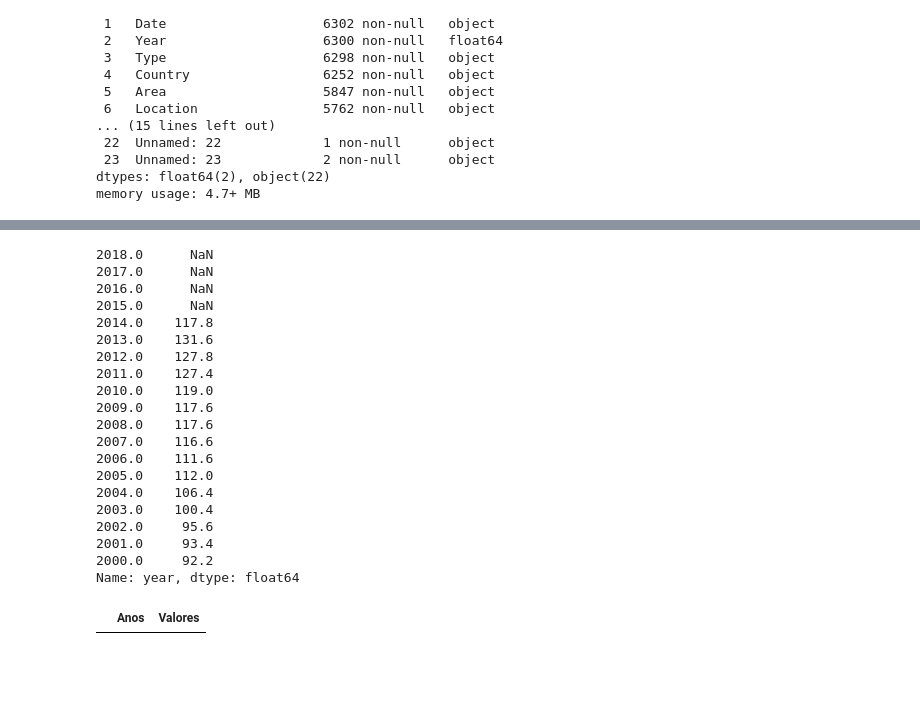
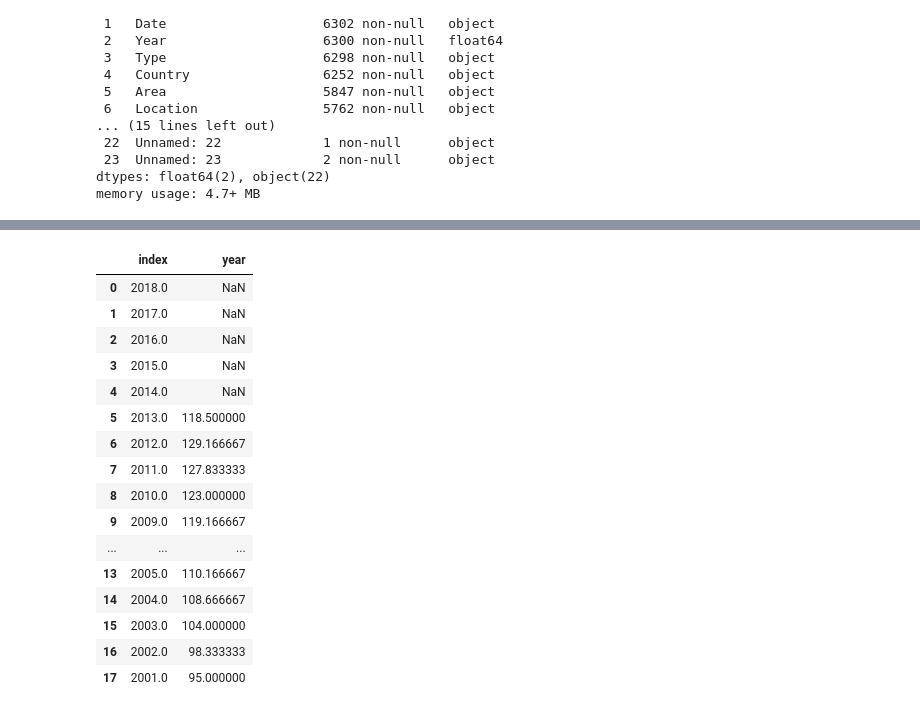
Before and after one commit to Francawg/Iron_class_labs, a Jupyter notebook: Projeto_Shark_Attacks/Shark_attacks.ipynb, the cells around one changed output, grey strips where cells are left out. Saved outputs shown, nothing was run; the diff lists cells and outputs as text; code cells hidden in the pictures; blank space fills up the shorter version.

```diff
--- a/Projeto_Shark_Attacks/Shark_attacks.ipynb
+++ b/Projeto_Shark_Attacks/Shark_attacks.ipynb
@@ -72,2 +81,2 @@ attack = attack.drop(attack[['unnamed:_22','unnamed:_23','case_number_2','origin
 # %%
-attack_dropped = attack.loc[0:6301]
+attack_dropped = attack_dropped.loc[0:6301]
@@ -86,0 +98,2 @@ year2008 = attack_dropped.loc[attack_dropped['year'] >= 2000]
+# %%
+year = attack_dropped.query('year >= 2001')
@@ -130,33 +167,28 @@ year2008.head()
 # %%
-teste = year2008['year'].value_counts().sort_index(ascending=False).rolling(5).mean()
+teste = year['year'].value_counts().sort_index(ascending=False).rolling(6).mean()
 # %%
-teste1 = year2008['year'].value_counts().sort_index(ascending=False).rolling(5).sum()
+teste1 = year['year'].value_counts().sort_index(ascending=False).rolling(6).sum()
-# %%
-teste.sort_index(ascending=False)
-# %% [output]
-2018.0      NaN
-2017.0      NaN
-2016.0      NaN
-2015.0      NaN
-2014.0    117.8
-2013.0    131.6
-2012.0    127.8
-2011.0    127.4
-2010.0    119.0
-2009.0    117.6
-2008.0    117.6
-2007.0    116.6
-2006.0    111.6
-2005.0    112.0
-2004.0    106.4
-2003.0    100.4
-2002.0     95.6
-2001.0     93.4
-2000.0     92.2
-Name: year, dtype: float64
 # %%
-#soma de 5 anos
-#.rolling(5) pega o ano + os próximos 4 a frente e soma, tira a média, etc
-pd.DataFrame(teste, columns=['Anos', 'Valores'])
+#soma de 6 anos
+#.rolling(6) pega o ano + os próximos 5 a frente e soma, tira a média, etc
+teste = pd.DataFrame(teste).reset_index()
+teste1 = pd.DataFrame(teste1).reset_index()
+teste
 # %% [output]
-|  | Anos | Valores |
+|  | index | year |
+| 0 | 2018.0 | NaN |
+| 1 | 2017.0 | NaN |
+| 2 | 2016.0 | NaN |
+| 3 | 2015.0 | NaN |
+| 4 | 2014.0 | NaN |
+| 5 | 2013.0 | 118.500000 |
+| 6 | 2012.0 | 129.166667 |
+| 7 | 2011.0 | 127.833333 |
+| 8 | 2010.0 | 123.000000 |
+| 9 | 2009.0 | 119.166667 |
+| ... | ... | ... |
+| 13 | 2005.0 | 110.166667 |
+| 14 | 2004.0 | 108.666667 |
+| 15 | 2003.0 | 104.000000 |
+| 16 | 2002.0 | 98.333333 |
+| 17 | 2001.0 | 95.000000 |
```
Also changed, not shown: parts of 36 cells of this notebook.
